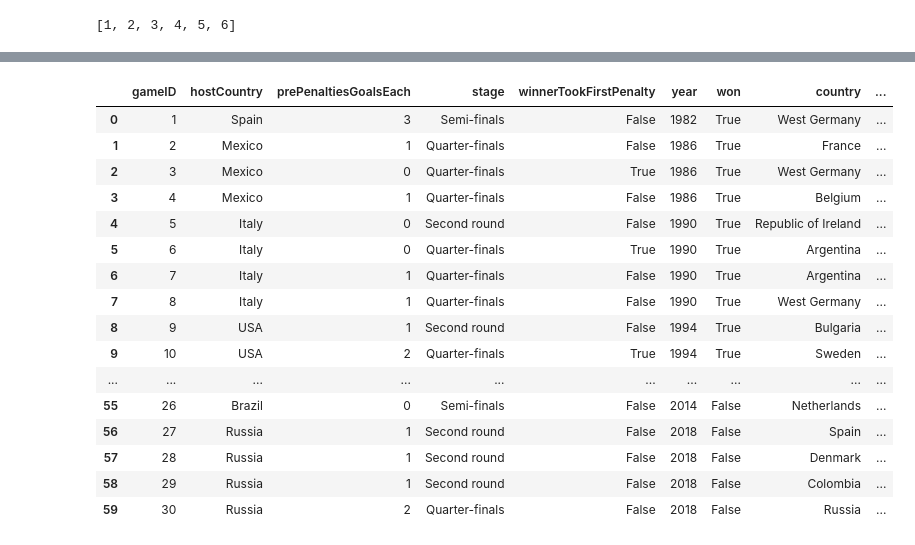
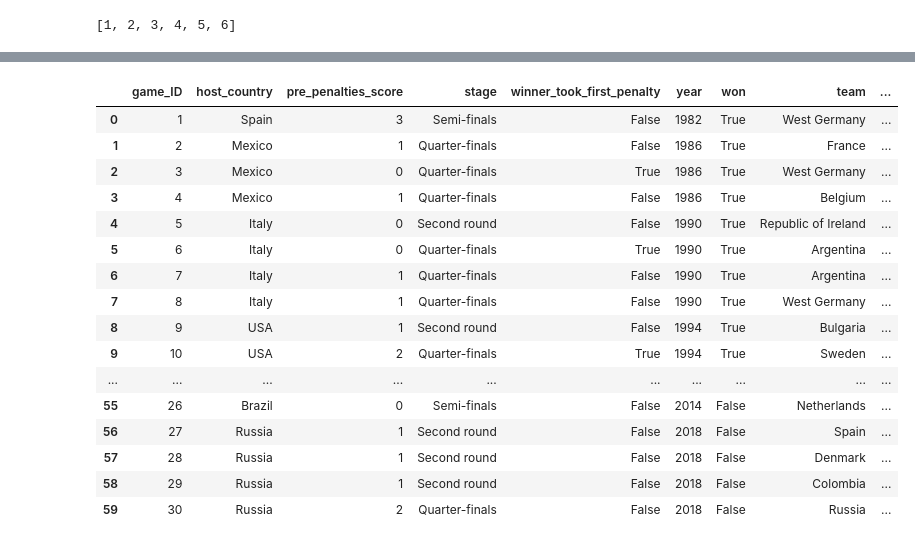
Before and after one commit to MarkMacArdle/World_Cup_Penalty_Shootouts, a Jupyter notebook: Penalties_data_gathering.ipynb, the cells around one changed output, grey strips where cells are left out. Drawn from its saved outputs; the diff is of its cells as text; code cells hidden in the pictures.

```diff
--- a/Penalties_data_gathering.ipynb
+++ b/Penalties_data_gathering.ipynb
@@ -367,4 +356,4 @@ def rowPenaltyDetails(row):
 # %%
-df.penKicksAndResults = df.apply(rowPenaltyDetails, axis = 1)
+df.pen_kicks_and_results = df.apply(rowPenaltyDetails, axis = 1)
 df
 # %% [output]
@@ -388,5 +377,5 @@ df
 # %%
-df.drop(['winnerPenalties', 'loserPenalties'], axis = 1, inplace = True)
+df.drop(['winner_penalties', 'loser_penalties'], axis = 1, inplace = True)
 # %%
 df
 # %% [output]
@@ -412,7 +401,7 @@ df
 #by finding the max amount of rounds we can make enough columns for all rows
 #afterwards table will be melted and the nan rows of shorter games can be deleted
 
-maxRoundsOfPenalties = max(df.penKicksAndResults.apply(len))
+maxRoundsOfPenalties = max(df.pen_kicks_and_results.apply(len))
 maxRoundsOfPenalties
 # %% [output]
 6
@@ -442,9 +431,9 @@ df
 # %%
 def splitOutPenKickersAndResults(row):
     vals = [np.nan]*maxRoundsOfPenalties
-    for i in range(len(row.penKicksAndResults)):
-        vals[i] = row.penKicksAndResults[i]
-    return pd.Series(vals) #throws error about 'Must have equal len keys and value...' if it's not cast as a Series
+    for i in range(len(row.pen_kicks_and_results)):
+        vals[i] = row.pen_kicks_and_results[i]
+    return pd.Series(vals) #casting as series as throws error about 'Must have equal len keys and value...' if it's not
 # %%
 penColsList = list(range(1, maxRoundsOfPenalties + 1))
 penColsList
@@ -473,10 +462,10 @@ df
 | 58 | 29 | Russia | 1 | Second round | False | 2018 | False | Colombia | ... |
 | 59 | 30 | Russia | 2 | Quarter-finals | False | 2018 | False | Russia | ... |
 # %%
-df.drop('penKicksAndResults', axis = 1, inplace = True)
+df.drop('pen_kicks_and_results', axis = 1, inplace = True)
 df
 # %% [output]
-|  | gameID | hostCountry | prePenaltiesGoalsEach | stage | winnerTookFirstPenalty | year | won | country | ... |
+|  | game_ID | host_country | pre_penalties_score | stage | winner_took_first_penalty | year | won | team | ... |
 | 0 | 1 | Spain | 3 | Semi-finals | False | 1982 | True | West Germany | ... |
 | 1 | 2 | Mexico | 1 | Quarter-finals | False | 1986 | True | France | ... |
 | 2 | 3 | Mexico | 0 | Quarter-finals | True | 1986 | True | West Germany | ... |
```
Also changed, not shown: parts of 35 cells of this notebook, 1 other file.
